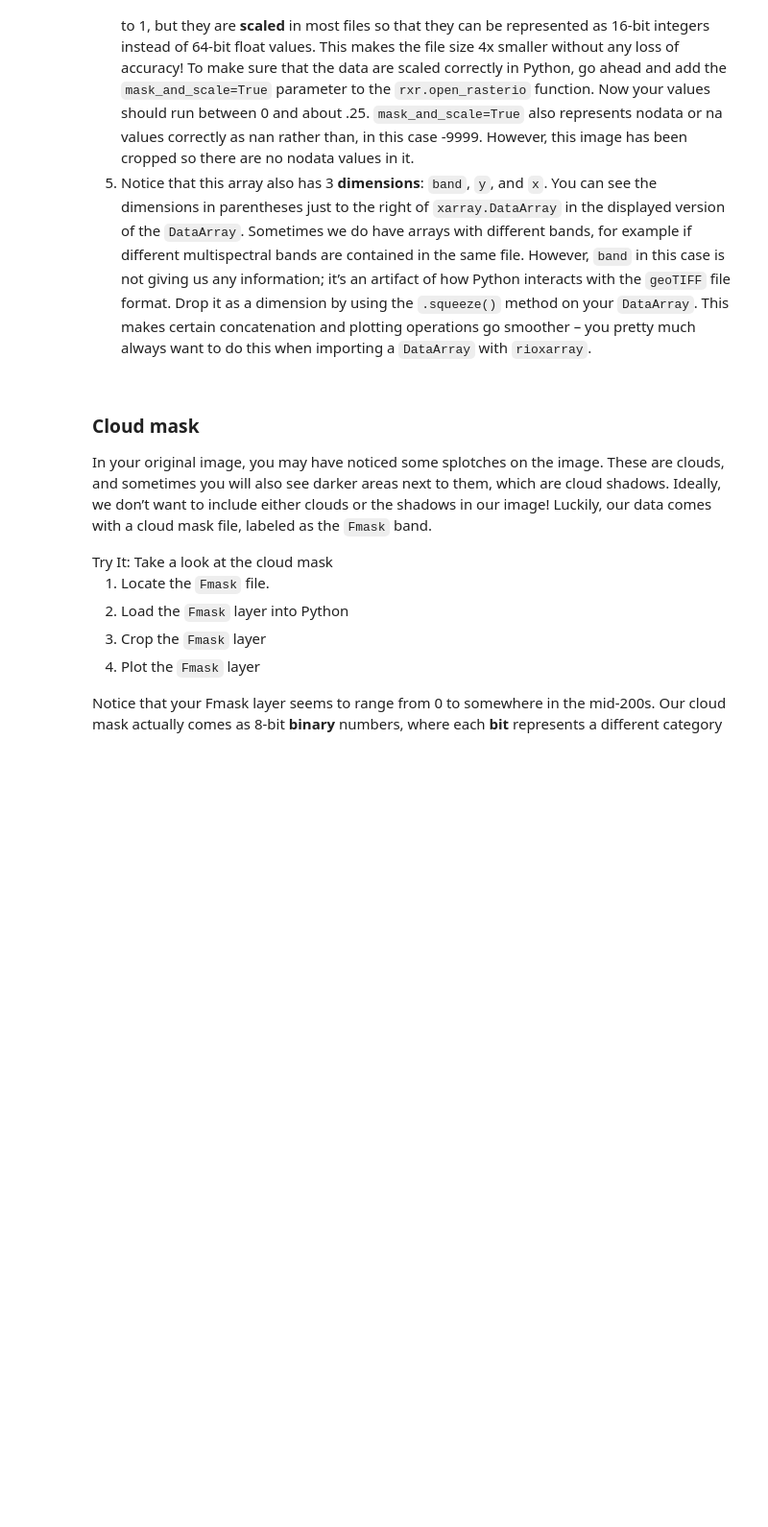
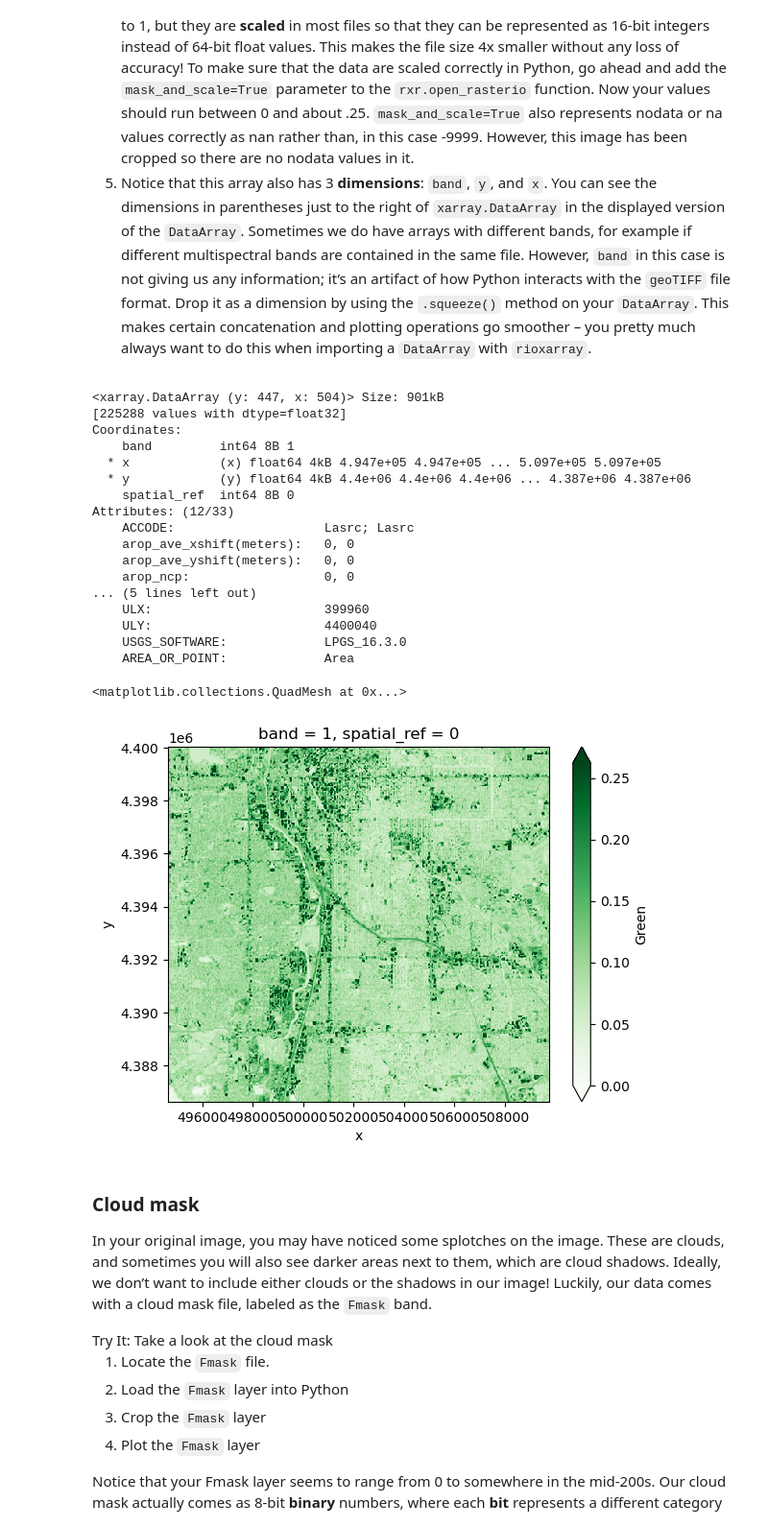
Before and after one commit to earthlab-education/fundamentals-04-redlining-tjstogoski, a Jupyter notebook: notebooks/redlining-32-wrangle-multispectral.ipynb, the cells around one changed output. Shown at 96% size. Cells and saved outputs as stored; diff of their text form; code cells hidden in the pictures; blank space fills up the shorter version.

```diff
--- a/notebooks/redlining-32-wrangle-multispectral.ipynb
+++ b/notebooks/redlining-32-wrangle-multispectral.ipynb
@@ -47,13 +50,18 @@ files.</li>
 </ol></div></div>
 # %%
 # Prepare URL and file path for download
+sample_raster_url = ('https://github.com/cu-esiil-edu/esiil-learning-portal'
+    '/releases/download/data-release/redlining-foundations-data.zip')
+red_path = os.path.join(data_dir, 'sample-raster-data.zip')
 
-# Download sample raster data
-response = requests.get(url)
+# Use a conditional to ensure the data is only downloaded once.
+if not glob(os.path.join(red_path, '*.tif')):
+    # Download sample raster data
+    response = requests.get(sample_raster_url)
 
-# Save the raster data (uncompressed)
-with zipfile.ZipFile(BytesIO(response.content)) as sample_data_zip:
-    sample_data_zip.extractall(sample_data_dir)
+    # Save the raster data (uncompressed)
+    with zipfile.ZipFile(BytesIO(response.content)) as sample_data_zip:
+        sample_data_zip.extractall(red_path)
 # %% [markdown]
 ### Working with multispectral data
 
@@ -120,11 +128,32 @@ pretty much always want to do this when importing a
 </ol></div></div>
 # %%
 # Find the path to the green layer
+green_path = glob(os.path.join(red_path, '*B03*.tif'))[0]
 
 # Open the green data in Python
-green_da = rxr.open_rasterio(green_path)
+green_da = rxr.open_rasterio(green_path, mask_and_scale=True).squeeze()
 display(green_da)
 green_da.plot(cmap='Greens', vmin=0, robust=True)
+# %% [output]
+<xarray.DataArray (y: 447, x: 504)> Size: 901kB
+[225288 values with dtype=float32]
+Coordinates:
+    band         int64 8B 1
+  * x            (x) float64 4kB 4.947e+05 4.947e+05 ... 5.097e+05 5.097e+05
+  * y            (y) float64 4kB 4.4e+06 4.4e+06 4.4e+06 ... 4.387e+06 4.387e+06
+    spatial_ref  int64 8B 0
+Attributes: (12/33)
+    ACCODE:                    Lasrc; Lasrc
+    arop_ave_xshift(meters):   0, 0
+    arop_ave_yshift(meters):   0, 0
+    arop_ncp:                  0, 0
+... (5 lines left out)
+    ULX:                       399960
+    ULY:                       4400040
+    USGS_SOFTWARE:             LPGS_16.3.0
+    AREA_OR_POINT:             Area
+<matplotlib.collections.QuadMesh at 0x...>
+[figure, added]
 # %% [markdown]
 ### Cloud mask
 
```
Also changed, not shown: parts of 2 cells of this notebook, 1 other file.
